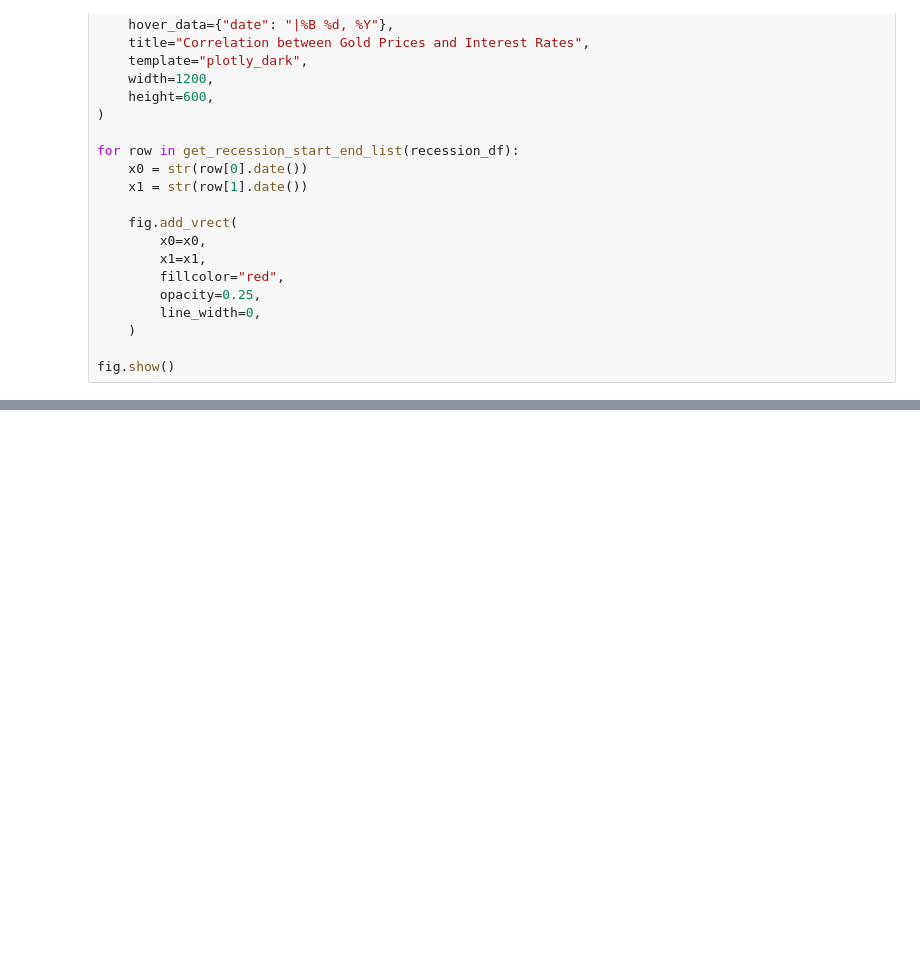
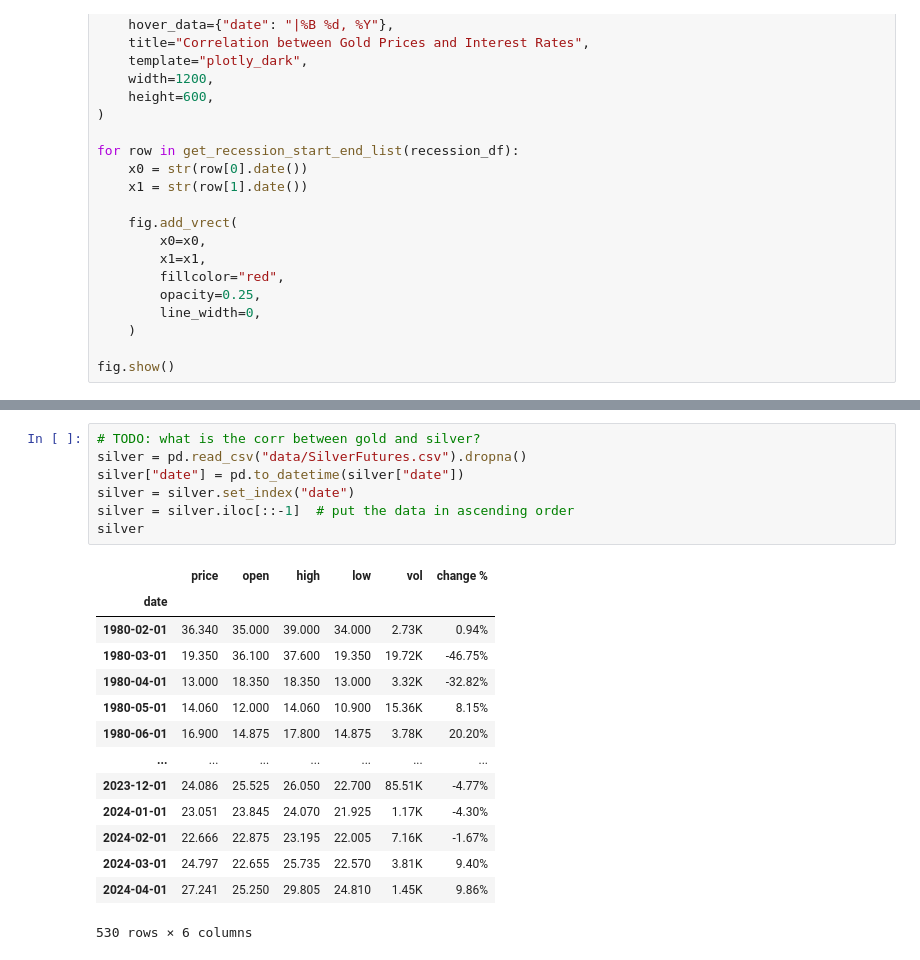
Before and after one commit to RoryGlenn/RecessionDetection, a Jupyter notebook: gold_corr.ipynb, the cells around one changed output, grey strips where cells are left out. Cells and saved outputs as stored; diff of their text form; blank space fills up the shorter version.

Commit message:
Adding correlation between gold and silver

```diff
--- a/gold_corr.ipynb
+++ b/gold_corr.ipynb
@@ -73,0 +124,22 @@ print("Spearmans correlation: %.2f" % spear_corr)
+# %%
+# TODO: what is the corr between gold and silver?
+silver = pd.read_csv("data/SilverFutures.csv").dropna()
+silver["date"] = pd.to_datetime(silver["date"])
+silver = silver.set_index("date")
+silver = silver.iloc[::-1]  # put the data in ascending order
+silver
+# %% [output]
+|  | price | open | high | low | vol | change % |
+| date |  |  |  |  |  |  |
+| 1980-02-01 | 36.340 | 35.000 | 39.000 | 34.000 | 2.73K | 0.94% |
+| 1980-03-01 | 19.350 | 36.100 | 37.600 | 19.350 | 19.72K | -46.75% |
+| 1980-04-01 | 13.000 | 18.350 | 18.350 | 13.000 | 3.32K | -32.82% |
+| 1980-05-01 | 14.060 | 12.000 | 14.060 | 10.900 | 15.36K | 8.15% |
+| 1980-06-01 | 16.900 | 14.875 | 17.800 | 14.875 | 3.78K | 20.20% |
+| ... | ... | ... | ... | ... | ... | ... |
+| 2023-12-01 | 24.086 | 25.525 | 26.050 | 22.700 | 85.51K | -4.77% |
+| 2024-01-01 | 23.051 | 23.845 | 24.070 | 21.925 | 1.17K | -4.30% |
+| 2024-02-01 | 22.666 | 22.875 | 23.195 | 22.005 | 7.16K | -1.67% |
+| 2024-03-01 | 24.797 | 22.655 | 25.735 | 22.570 | 3.81K | 9.40% |
+| 2024-04-01 | 27.241 | 25.250 | 29.805 | 24.810 | 1.45K | 9.86% |
+530 rows × 6 columns
```
Also changed, not shown: parts of 9 cells of this notebook, 2 other files.
